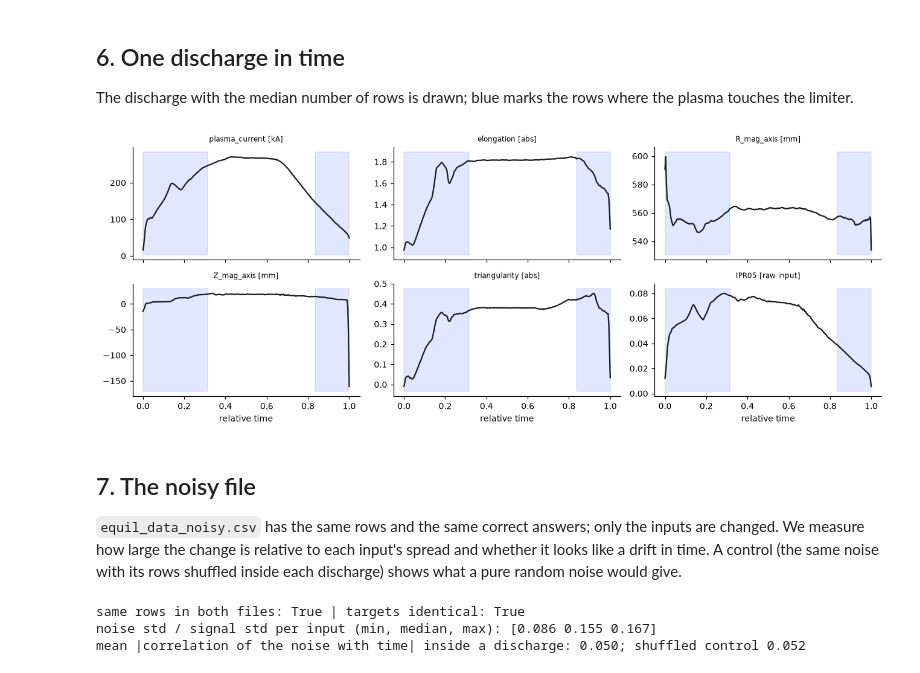
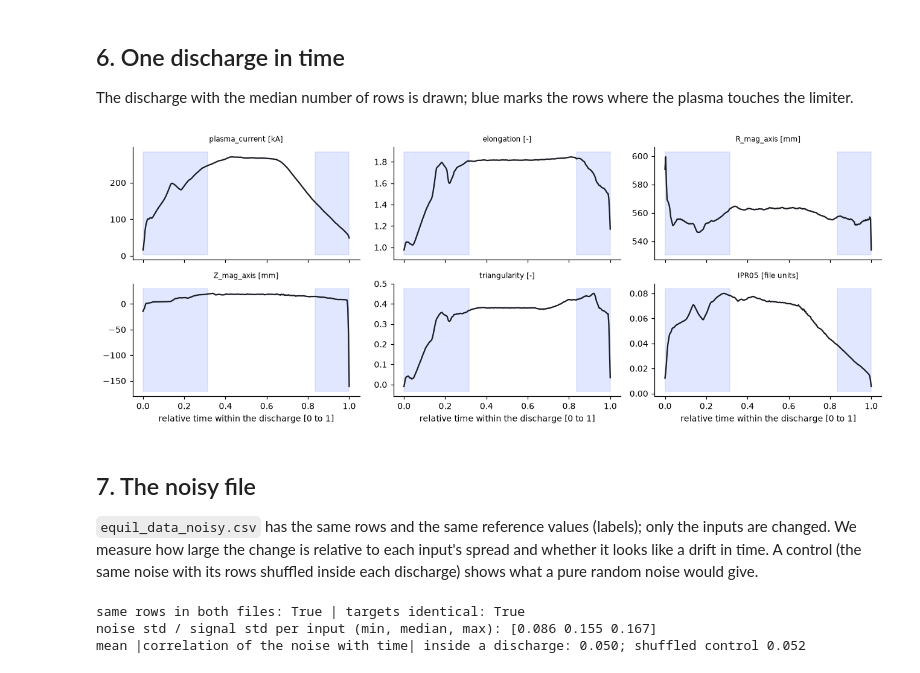
Before and after one commit to mschiller890/hackathon, a Jupyter notebook: notebooks/01_data_exploration.ipynb, the cells around one changed output. Cells and saved outputs as stored; diff of their text form; code cells hidden in the pictures.

```diff
--- a/notebooks/01_data_exploration.ipynb
+++ b/notebooks/01_data_exploration.ipynb
@@ -127,7 +131,9 @@ fig, ax = plt.subplots(2, 4, figsize=(12, 4.8))
 for a, t in zip(ax.ravel(), ["plasma_current", "R_mag_axis", "Z_mag_axis", "elongation", "triangularity_upper", "triangularity_lower", "R_x_point", "Z_x_point"]):
     scale, unit = C.UNIT[t]
     a.hist(Y[M[:, J[t]], J[t]] * scale, bins=60, color="#5b7cff")
-    a.set_title(f"{t} [{unit or 'abs'}]", fontsize=8)
+    a.set_title(f"{t} [{unit or '-'}]", fontsize=8)
+for a in ax[:, 0]:
+    a.set_ylabel("number of rows")
 fig.suptitle("Distribution of the main targets (rows where the target exists)")
 fig.tight_layout(); plt.show()
 # %% [output]
@@ -202,23 +208,23 @@ The discharge with the median number of rows is drawn; blue marks the rows where
 # %%
 g = per.index[np.argsort(per.values, kind="stable")[len(per) // 2]]
 d = df[df.discharge == g].sort_values("time")
 fig, ax = plt.subplots(2, 3, figsize=(12, 4.6), sharex=True)
 for a, c in zip(ax.ravel(), ["plasma_current", "elongation", "R_mag_axis", "Z_mag_axis", "triangularity", "IPR05"]):
     scale = C.UNIT.get(c, (1.0, ""))[0]
     a.plot(d.time, d[c] * scale, color="#1a1d23")
     lo, hi = a.get_ylim()
     a.fill_between(d.time, lo, hi, where=d.is_limited.astype(bool), color="#8aa0ff", alpha=0.25)
-    a.set_title(f"{c} [{C.UNIT.get(c, (1, 'raw input'))[1] or 'abs'}]", fontsize=8)
+    a.set_title(f"{c} [{C.UNIT.get(c, (1, 'file units'))[1] or '-'}]", fontsize=8)
 for a in ax[1]:
-    a.set_xlabel("relative time")
+    a.set_xlabel("relative time within the discharge [0 to 1]")
 fig.tight_layout(); plt.show()
 KEY["median_discharge_rows"] = int(len(d))
 # %% [output]
-[figure, old version]
+[figure, new version]
 # %% [markdown]
 ## 7. The noisy file
 
-`equil_data_noisy.csv` has the same rows and the same correct answers; only the inputs are changed. We measure how
+`equil_data_noisy.csv` has the same rows and the same reference values (labels); only the inputs are changed. We measure how
 large the change is relative to each input's spread and whether it looks like a drift in time. A control (the same
 noise with its rows shuffled inside each discharge) shows what a pure random noise would give.
 # %%
```
Also changed, not shown: parts of 12 cells of this notebook.
